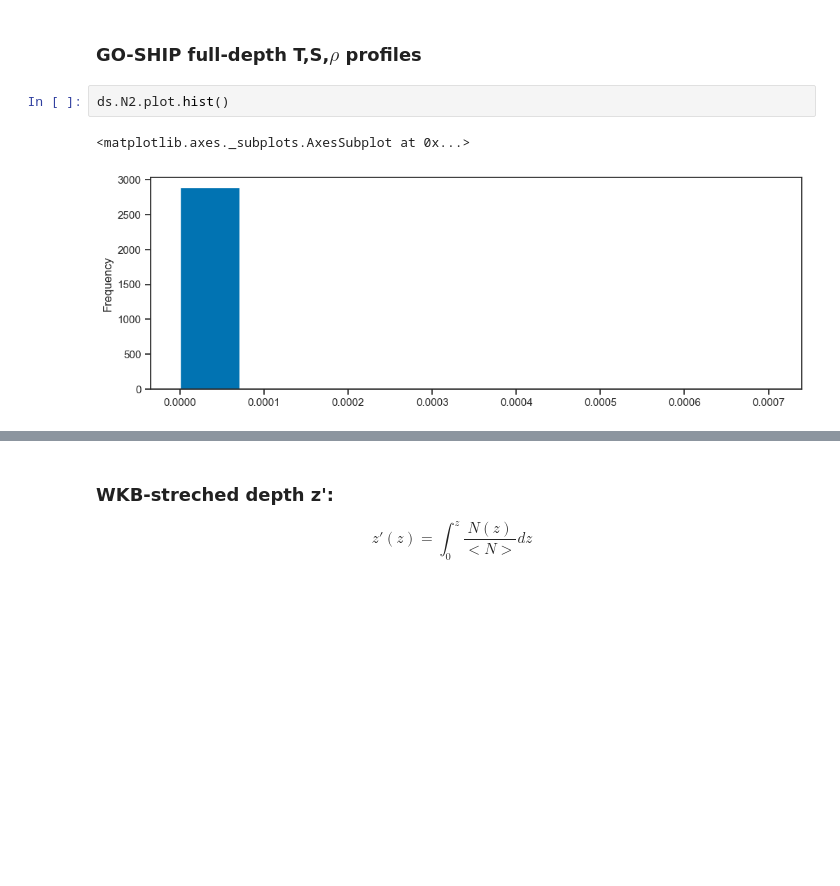
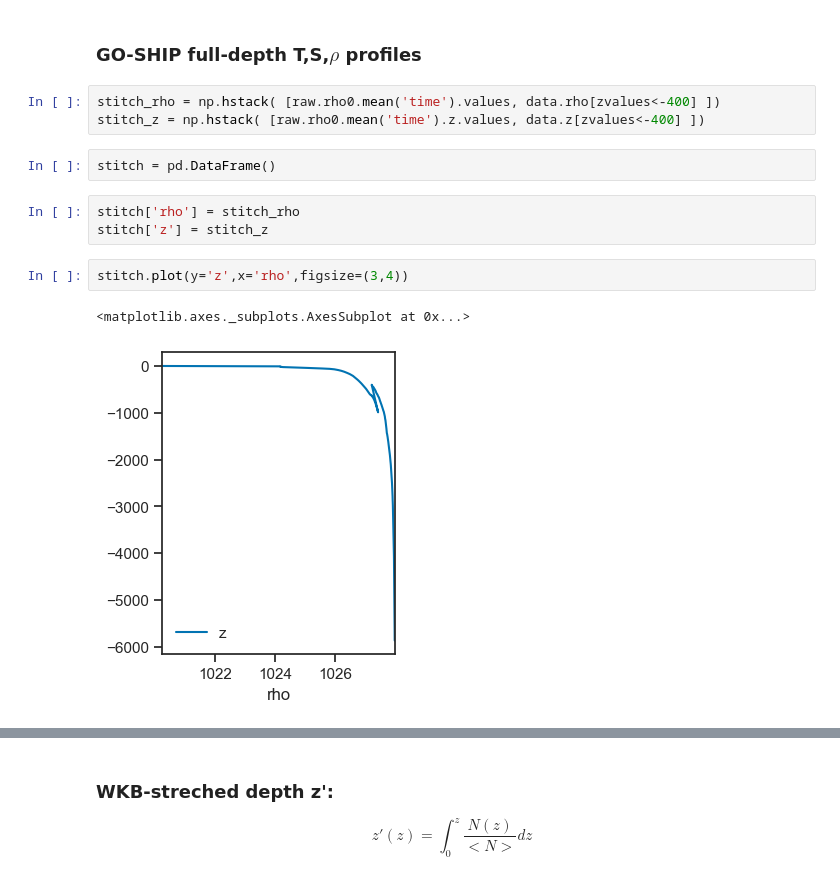
Before and after one commit to sessink/NIW, a Jupyter notebook: notebooks/vertical_modes.ipynb, the cells around one changed output, grey strips where cells are left out. Saved outputs shown, nothing was run; the diff lists cells and outputs as text; blank space fills up the shorter version.

```diff
--- a/notebooks/vertical_modes.ipynb
+++ b/notebooks/vertical_modes.ipynb
@@ -63,11 +63,19 @@ N0 = np.nanmean( np.sqrt(ds.N2) )
 ds['N/N0'] = np.sqrt(ds.N2)/N0
 # %% [markdown]
 ### GO-SHIP full-depth T,S,$\rho$ profiles
-# %%
-ds.N2.plot.hist()
-# %% [output]
-<matplotlib.axes._subplots.AxesSubplot at 0x...>
-[figure, removed]
+# %%
+stitch_rho = np.hstack( [raw.rho0.mean('time').values, data.rho[zvalues<-400] ])
+stitch_z = np.hstack( [raw.rho0.mean('time').z.values, data.z[zvalues<-400] ])
+# %%
+stitch = pd.DataFrame()
+# %%
+stitch['rho'] = stitch_rho
+stitch['z'] = stitch_z
+# %%
+stitch.plot(y='z',x='rho',figsize=(3,4))
+# %% [output]
+<matplotlib.axes._subplots.AxesSubplot at 0x...>
+[figure, added]
 # %%
 f,ax = plt.subplots(1,5,sharey=True, figsize=(10,5))
 ax[0].plot(data.sal,data.z,'-')
```
Also changed, not shown: parts of 30 cells of this notebook, 1 other file.
